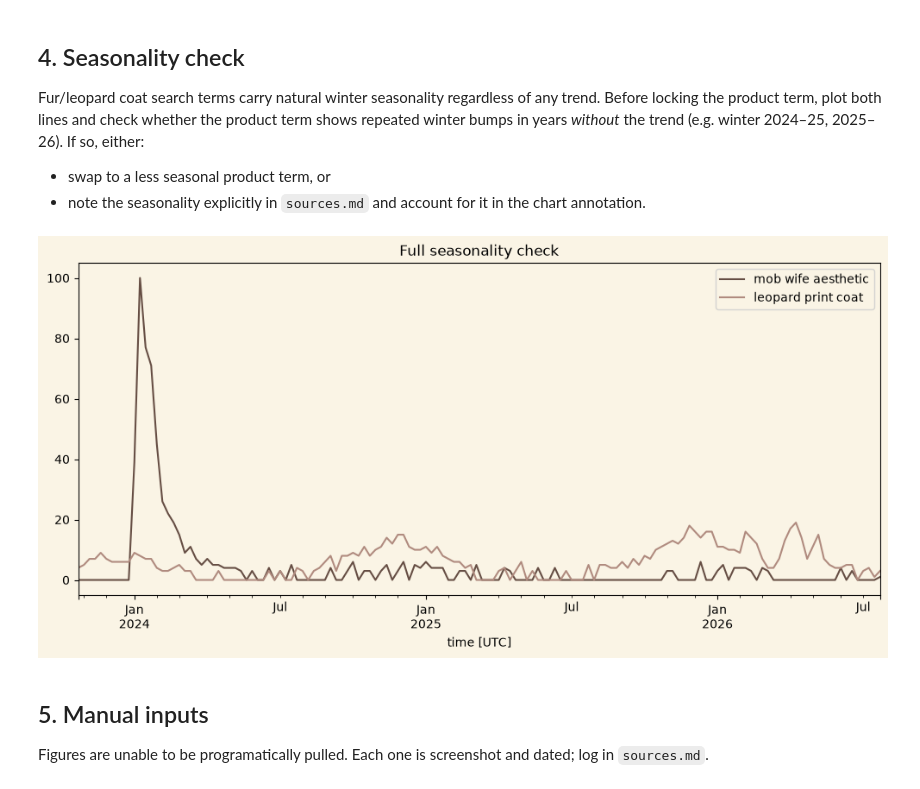
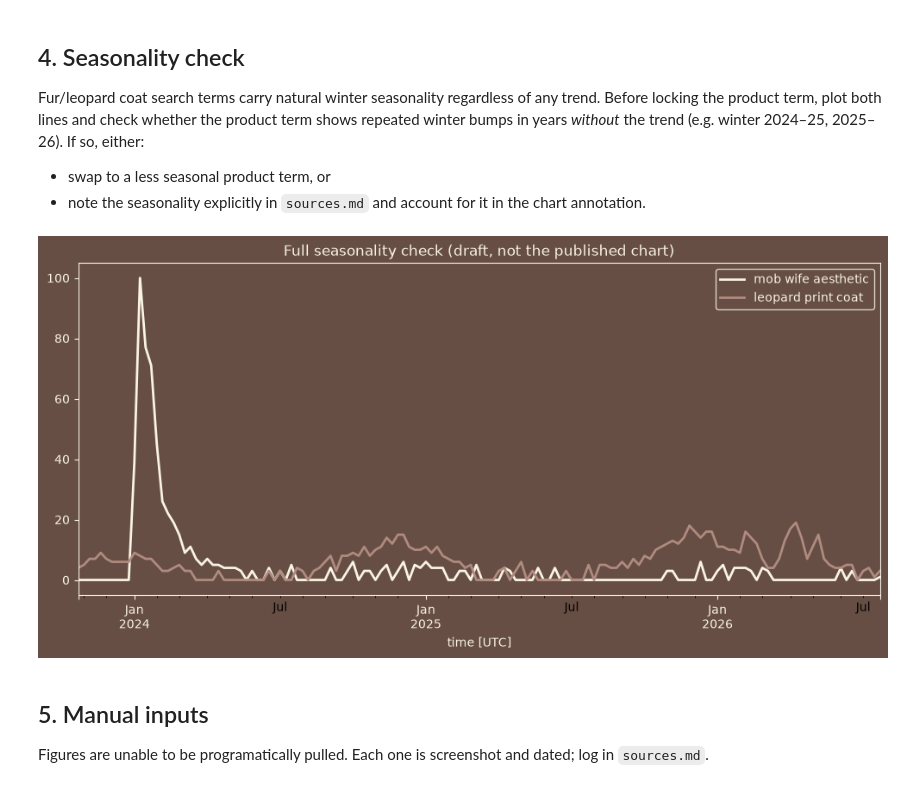
Before and after one commit to juvinciariadi/data-worn-thin.-, a Jupyter notebook: notebooks/issue-03/the_downfall_of_mob_wife.ipynb, the cells around one changed output. Drawn from its saved outputs; the diff is of its cells as text; code cells hidden in the pictures.

Commit message:
switched the colorways of the chartts in issue 3

```diff
--- a/notebooks/issue-03/the_downfall_of_mob_wife.ipynb
+++ b/notebooks/issue-03/the_downfall_of_mob_wife.ipynb
@@ -54,11 +54,23 @@ plt.rcParams["figure.facecolor"] = CREAM
 ## 3. Data pull
 # %%
 # pull google trends data
+# trendspy handles google's current cookie/session flow correctly
 tr = Trends()
+
+TERM_AESTHETIC = "mob wife aesthetic"
+TERM_PRODUCT = "leopard print coat"
 
 df = tr.interest_over_time(
     [TERM_AESTHETIC, TERM_PRODUCT],
     timeframe="2023-11-01 2026-08-07",
     geo="US"
 )
+
 trends_df = df
+
+# drop the final partial (still-in-progress) week if present, it may show a misleading dip
+if "isPartial" in trends_df.columns:
+    trends_df = trends_df[trends_df["isPartial"] == False].drop(columns=["isPartial"])
+
+trends_df.to_csv(DATA_OUT / "google_trends_raw.csv")
+trends_df.tail()
@@ -82,19 +91,26 @@ bumps in years *without* the trend (e.g. winter 2024–25, 2025–26). If so, ei
 - swap to a less seasonal product term, or
 - note the seasonality explicitly in `sources.md` and account for it in the chart annotation.
 # %%
-trends_df_clean = trends_df[trends_df["isPartial"] == False].drop(columns=["isPartial"])
+# Full seasonality check
+fig, ax = plt.subplots(figsize=(12, 5))
+fig.patch.set_facecolor(COCOA)
+ax.set_facecolor(COCOA)
 
-fig, ax = plt.subplots(figsize=(12, 5))
-# plot trend
-trends_df_clean["mob wife aesthetic"].plot(ax=ax, color=COCOA, label="mob wife aesthetic")
-# plot item
-trends_df_clean["leopard print coat"].plot(ax=ax, color=DUSTY, label="leopard print coat")
+trends_df[TERM_AESTHETIC].plot(ax=ax, color=CREAM, linewidth=2, label=TERM_AESTHETIC)
+trends_df[TERM_PRODUCT].plot(ax=ax, color=DUSTY, linewidth=2, label=TERM_PRODUCT)
 
-ax.legend()
-ax.set_title("Full seasonality check")
+ax.legend(facecolor=COCOA, edgecolor=CREAM, labelcolor=CREAM)
+ax.set_title("Full seasonality check (draft, not the published chart)", color=CREAM)
+
+ax.tick_params(colors=CREAM)
+ax.xaxis.label.set_color(CREAM)
+ax.yaxis.label.set_color(CREAM)
+for spine in ax.spines.values():
+    spine.set_color(CREAM)
+
 plt.show()
 # %% [output]
-[figure, old version]
+[figure, new version]
 # %% [markdown]
 ## 5. Manual inputs
 
```
Also changed, not shown: parts of 4 cells of this notebook, 3 other files.
